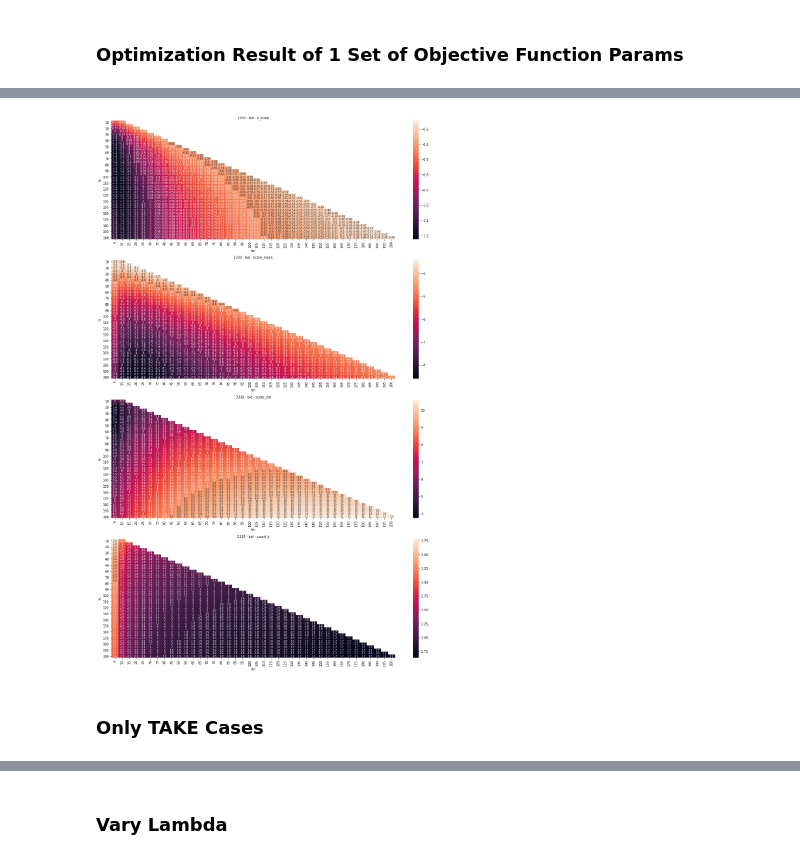
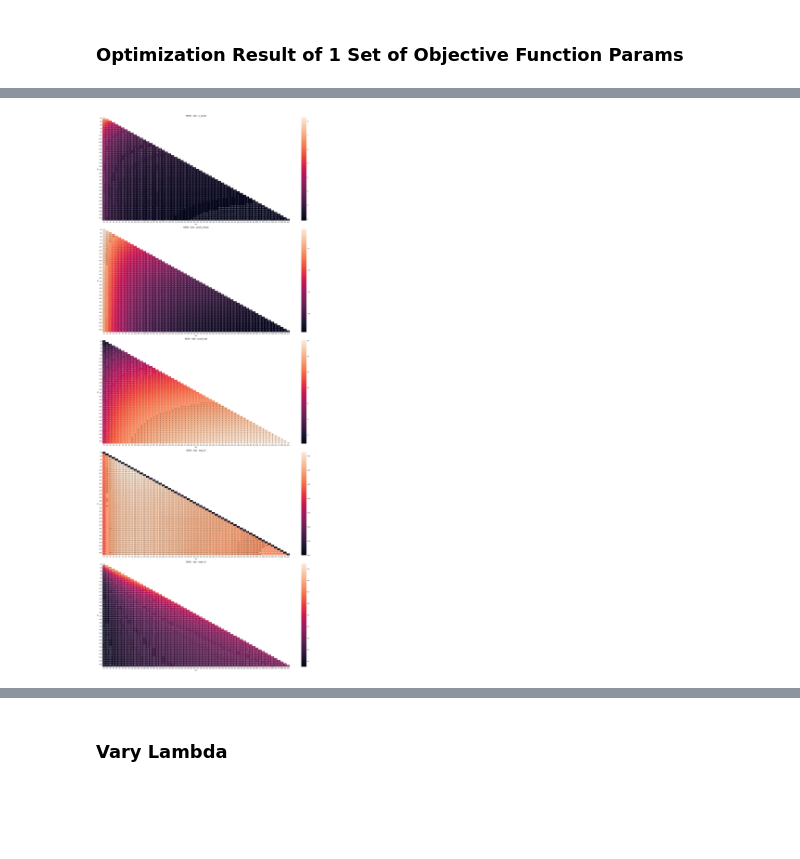
Before and after one commit to anthonywah/mafs6100-order-placement-strategy, a Jupyter notebook: stage-4.ipynb, the cells around one changed output, grey strips where cells are left out. Drawn from its saved outputs; the diff is of its cells as text; code cells hidden in the pictures; blank space fills up the shorter version.

```diff
--- a/stage-4.ipynb
+++ b/stage-4.ipynb
@@ -25,6 +25,30 @@ for k, df in tqdm.tqdm(gb, desc='GettingSimData', ncols=200, total=len(gb.groups
     # Get data
     if k not in res_dict.keys():
         res_dict[k] = get_sim_res(path_ls=df['path'].unique().tolist())
+
+    # EoQ cases
+    if 'eoq_res' not in res_dict[k].keys():
+        res_dict[k]['eoq_res'] = get_sim_res(path_ls=df['path'].unique().tolist(), cond=lambda xdf: xdf['eoq_rep'])
+    eoq_score = obj2(res_dict[k]['eoq_res']['pnl'], res_dict[k]['eoq_res']['duration'], **{'lmda': 1, 't_func': lambda x: np.sqrt(x / 1000.)})
+    eoq_score = eoq_score[np.logical_and(~np.isnan(eoq_score), ~np.isinf(eoq_score))]
+    res_dict[k].update({
+        'eoq_scores': eoq_score,
+        'eoq_count_k': len(eoq_score) / 1000,
+        'eoq_score_mean': np.nanmean(eoq_score),
+        'eoq_score_std': np.nanstd(eoq_score)
+    })
+
+    # Take cases
+    if 'take_res' not in res_dict[k].keys():
+        res_dict[k]['take_res'] = get_sim_res(path_ls=df['path'].unique().tolist(), cond=lambda xdf: xdf['case'] == 'TAKE')
+    take_score = obj2(res_dict[k]['take_res']['pnl'], res_dict[k]['take_res']['duration'], **{'lmda': 1, 't_func': lambda x: np.sqrt(x / 1000.)})
+    take_score = take_score[np.logical_and(~np.isnan(take_score), ~np.isinf(take_score))]
+    res_dict[k].update({
+        'take_scores': take_score,
+        'take_count_k': len(take_score) / 1000,
+        'take_score_mean': np.nanmean(take_score),
+        'take_score_std': np.nanstd(take_score)
+    })
 
     # Calculate score
     res_score = obj2(res_dict[k]['pnl'], res_dict[k]['duration'], **{'lmda': 1, 't_func': lambda x: np.sqrt(x / 1000.)})
@@ -33,9 +57,13 @@ for k, df in tqdm.tqdm(gb, desc='GettingSimData', ncols=200, total=len(gb.groups
         'scores': res_score,
         'count_k': len(res_score) / 1000,
         'score_mean': np.nanmean(res_score),
-        'score_std': np.nanstd(res_score)
+        'score_std': np.nanstd(res_score),
+        'eoq_%': len(res_dict[k]['eoq_scores']) / len(res_score),
+        'take_%': len(res_dict[k]['take_scores']) / len(res_score),
     })
-    res_dict[k]['z_score'] = res_dict[k]['score_mean'] / res_dict[k]['score_std']
+
+    for i in ['eoq_', 'take_', '']:
+        res_dict[k][f'{i}z_score'] = (res_dict[k][f'{i}score_mean'] + 30) / res_dict[k][f'{i}score_std']
 # %%
-plot_heatmap(stock_code_ls=['2330'], side_ls=['bid'], plot_attri_ls=['z_score', 'score_mean', 'score_std', 'count_k'], res_dict=res_dict)
+plot_heatmap(stock_code_ls=['0050'], side_ls=['bid'], plot_attri_ls=['z_score', 'score_mean', 'score_std', 'eoq_%', 'take_%'], res_dict=res_dict)
 # %% [output]
@@ -46,3 +75 @@ plot_heatmap(stock_code_ls=['2330'], side_ls=['bid'], plot_attri_ls=['z_score',
-[figure, old version]
+[figure, new version]
-# %% [markdown]
-### Only TAKE Cases
```
Also changed, not shown: parts of 10 cells of this notebook, 3 other files.
